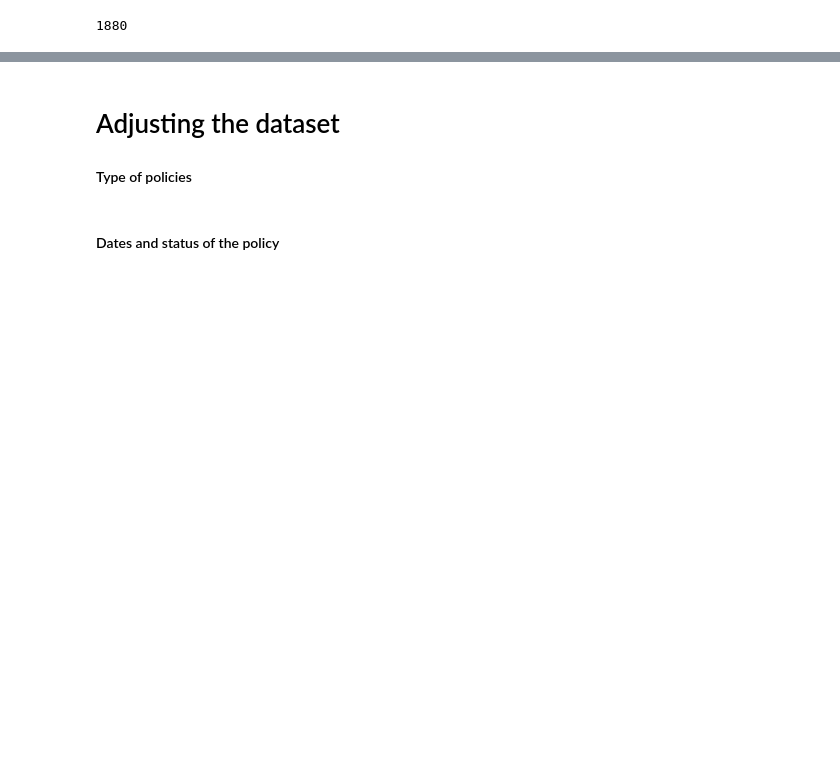
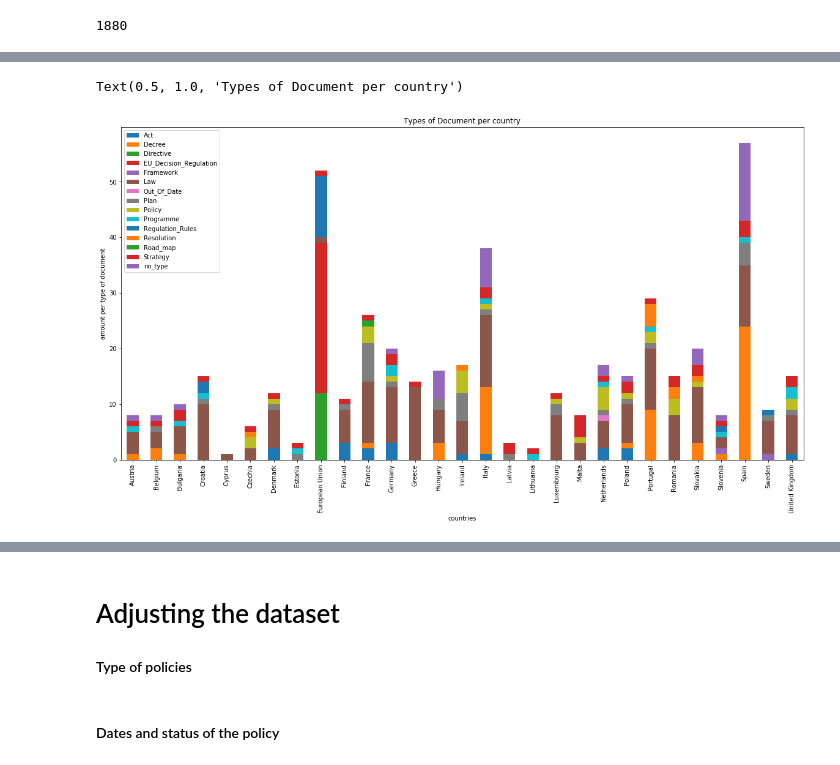
Before and after one commit to pedrohserrano/agritech-policy-data-analysis, a Jupyter notebook: 3) Analysis - Laws and Policies.ipynb, the cells around one changed output, grey strips where cells are left out. Cells and saved outputs as stored; diff of their text form; code cells hidden in the pictures; blank space fills up the shorter version.

```diff
--- a/3) Analysis - Laws and Policies.ipynb
+++ b/3) Analysis - Laws and Policies.ipynb
@@ -38,0 +238,6 @@ Index(['Unnamed: 0', 'Title', 'Type', 'Geography', 'Geography ISO',
+# %%
+laws_and_policies_types_long = (pd.melt(laws_and_policies_types, id_vars = ['Unnamed:_0','Geography','Type','First_year','agricultur_law','agricultur_law_yes','Count'], value_name = 'Type_Document'))
+laws_and_policies_types_long=laws_and_policies_types_long[laws_and_policies_types_long["Type_Document"]>0]
+del laws_and_policies_types_long['Type_Document']
+# laws_and_policies_types_long.sort_values('First_year', ascending=False).to_excel('datasets/laws_and_policies_document_type_AGRI.xlsx')
+laws_and_policies_types_long.head(200)
@@ -38,0 +258,16 @@ Index(['Unnamed: 0', 'Title', 'Type', 'Geography', 'Geography ISO',
+# %%
+import matplotlib.ticker as mtick
+import matplotlib.pyplot as plt
+import pandas as pd
+from pylab import rcParams
+
+rcParams['figure.figsize'] = 20, 10 # changes the dimensions of the plot (width, height)
+
+laws_and_policies_types_long.groupby(['Geography','variable']).size().unstack().plot(kind='bar',stacked=True)
+plt.xlabel('countries')
+plt.ylabel('amount per type of document')
+L=plt.legend()
+plt.title('Types of Document per country')
+# %% [output]
+Text(0.5, 1.0, 'Types of Document per country')
+[figure, added]
```
Also changed, not shown: parts of 27 cells of this notebook, 5 other files.
